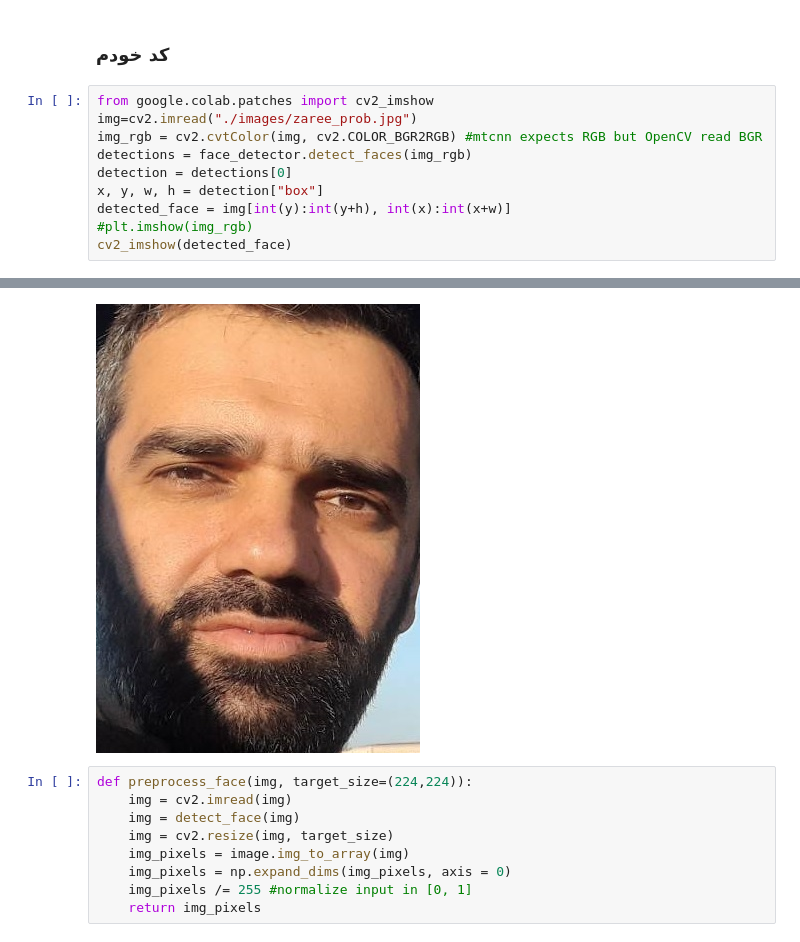
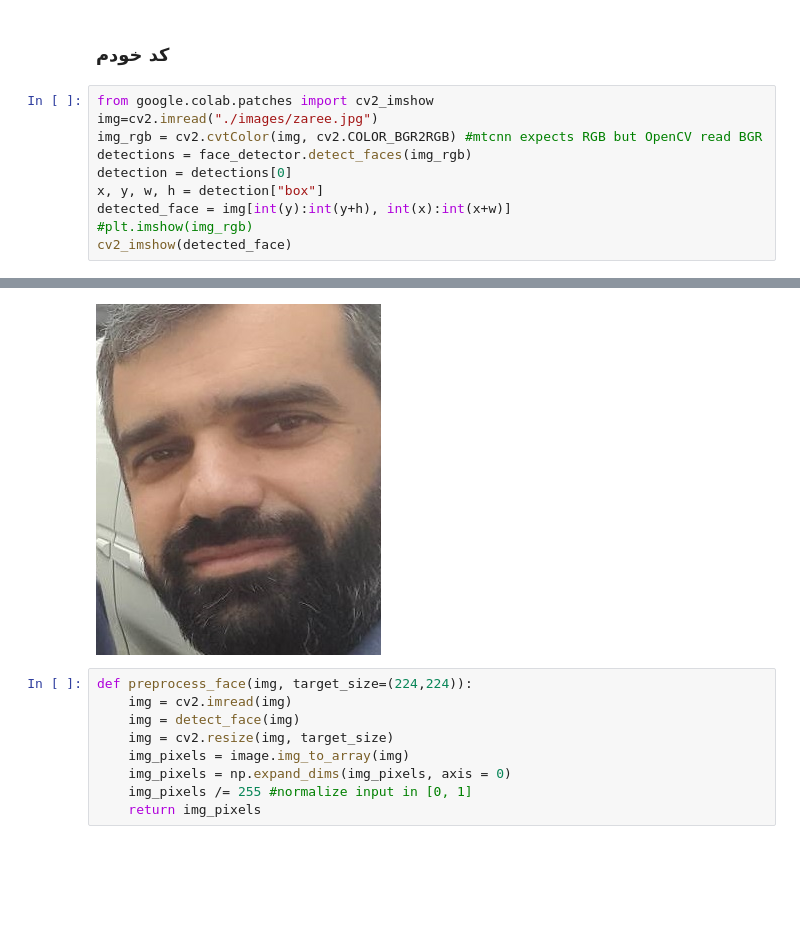
Before and after one commit to sedavasema/one-shot-learning, a Jupyter notebook: 6-FaceRecognition-verification&Identification.ipynb, the cells around one changed output, grey strips where cells are left out. Cells and saved outputs as stored; diff of their text form; blank space fills up the shorter version.

```diff
--- a/6-FaceRecognition-verification&Identification.ipynb
+++ b/6-FaceRecognition-verification&Identification.ipynb
@@ -120,7 +115,7 @@ def detect_face(img):
 ### کد خودم
 # %%
 from google.colab.patches import cv2_imshow
-img=cv2.imread("./images/zaree_prob.jpg")
+img=cv2.imread("./images/zaree.jpg")
 img_rgb = cv2.cvtColor(img, cv2.COLOR_BGR2RGB) #mtcnn expects RGB but OpenCV read BGR
 detections = face_detector.detect_faces(img_rgb)
 detection = detections[0]
@@ -145,4 +139,4 @@ cv2_imshow(detected_face)
-[figure, old version]
+[figure, new version]
 # %%
 def preprocess_face(img, target_size=(224,224)):
     img = cv2.imread(img)
```
Also changed, not shown: parts of 14 cells of this notebook.
